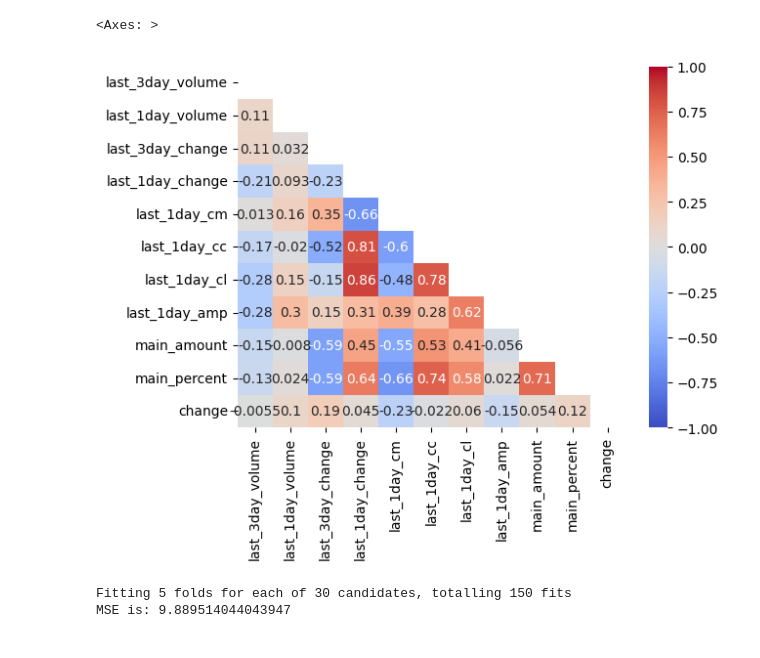
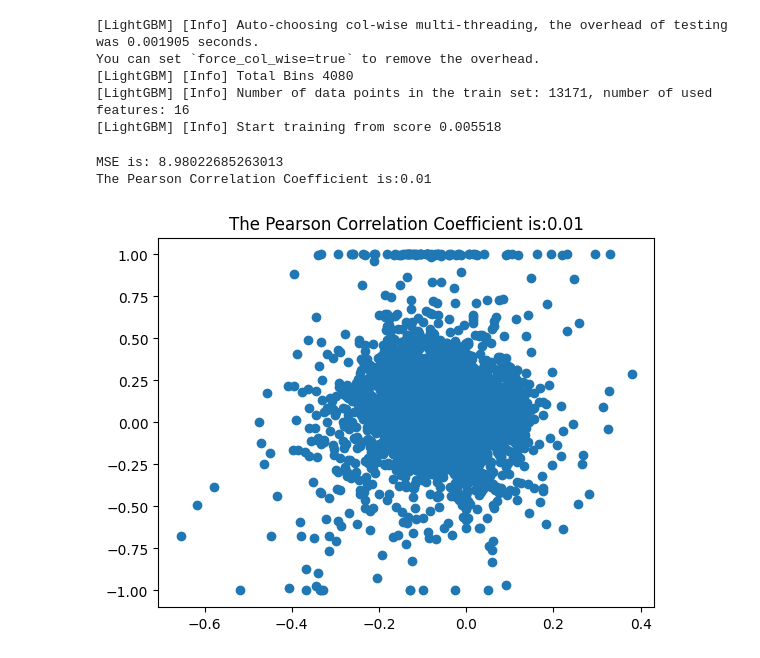
Before and after one commit to txdas/biotech, a Jupyter notebook: notebook/stock/akshare_pred.ipynb, the cells around one changed output. Saved outputs shown, nothing was run; the diff lists cells and outputs as text; code cells hidden in the pictures.

```diff
--- a/notebook/stock/akshare_pred.ipynb
+++ b/notebook/stock/akshare_pred.ipynb
@@ -70,19 +90,0 @@ cadf.head()
-# %%
-import pandas as pd
-import matplotlib.pyplot as plt
-import seaborn as sns
-import numpy as np
-# pdf = adf[(adf.last_3day_volume>4)&(adf.last_1day_volume>4)][:50].copy()
-pdf = padf[(padf.last_3day_volume<1.5)&(padf.last_1day_volume>3)][:50].copy()
-pdf.drop(columns=["code","name","date"],inplace=True)
-upp_mat = np.triu(pdf.corr())
-sns.heatmap(pdf.corr(), vmin=-1, vmax=+1, annot=True, cmap="coolwarm", mask=upp_mat)
-# def ascore(v):
-#     frac = v.last_1day_volume/v.last_3day_volume
-#     return frac*(v.last_1day_cl-v.last_1day_cm)
-
-# adf["score"]=adf.apply(ascore,axis=1)
-# adf.sort_values(by="score",ascending=False)[:50]
-# %% [output]
-<Axes: >
-[figure, removed]
@@ -99,31 +93,65 @@ from sklearn.pipeline import Pipeline
 from sklearn.metrics import accuracy_score,roc_auc_score,mean_squared_error
 from sklearn.model_selection import RandomizedSearchCV
 from sklearn.ensemble import GradientBoostingRegressor, RandomForestClassifier
+from lightgbm.sklearn import LGBMRegressor
+from sklearn.model_selection import train_test_split
+from scipy.stats import pearsonr
+pdf =padf.dropna().copy()
+pdf = pdf[pdf["last_1day_amp"]>0.1]
+y = pdf.pop("change")
+pdf.drop(columns=["code","name","date"],inplace=True)
+X = pdf
 # Create a pipeline with preprocessor and classifier
-model = Pipeline(steps=[ ('regressor', GradientBoostingRegressor())])
+# model = Pipeline(steps=[ ('regressor', GradientBoostingRegressor())])
+model = Pipeline(steps=[ ('regressor', LGBMRegressor())])
 param_distributions = {'regressor__n_estimators': [100,],
-    'regressor__learning_rate': [0.01, 0.05,],
-    'regressor__max_depth': [4, 5],
-    'regressor__min_samples_split': [2, 5],
-    'regressor__min_samples_leaf': [2, 4],
-    'regressor__subsample': [0.7, 0.8, ]}
+                       'regressor__subsample_for_bin':[5000,],
+                        'regressor__learning_rate': [0.01, 0.05,],
+                        'regressor__num_leaves': [20, 30],
+                        'regressor__subsample': [0.7,0.8],
+                        'regressor__min_child_samples': [5, 8]}
 # Create RandomizedSearchCV object
 random_search = RandomizedSearchCV(estimator=model,
     param_distributions=param_distributions,
-    n_iter=30,  # Number of parameter settings that are sampled
+    n_iter=8,  # Number of parameter settings that are sampled
     cv=5,  # 5-fold cross-validation
-    verbose=2,
+    verbose=0,
     scoring = 'r2',
     random_state=42,
     n_jobs=-1  )
 # Fit the RandomizedSearchCV model
-random_search.fit(X_train, y_train)
+random_search.fit(X, y)
 best_gb = random_search.best_estimator_
-test_prediction_gb = random_search.predict(X_test)
-print(f"MSE is: {mean_squared_error(y_test, test_prediction_gb)}")
 # %% [output]
-Fitting 5 folds for each of 30 candidates, totalling 150 fits
-MSE is: 9.889514044043947
+[LightGBM] [Info] Auto-choosing col-wise multi-threading, the overhead of testing was 0.001905 seconds.
+You can set `force_col_wise=true` to remove the overhead.
+[LightGBM] [Info] Total Bins 4080
+[LightGBM] [Info] Number of data points in the train set: 13171, number of used features: 16
+[LightGBM] [Info] Start training from score 0.005518
+# %%
+import matplotlib.pyplot as plt
+from scipy.stats import pearsonr
+
+
+pdf =cadf.dropna().copy()
+pdf = pdf[pdf["last_1day_amp"]>0.1]
+y = pdf.pop("change")
+pdf.drop(columns=["code","name","date"],inplace=True)
+X = pdf
+test_prediction_gb = best_gb.predict(X)
+
+print(f"MSE is: {mean_squared_error(y*10, test_prediction_gb*10)}")
+res = pearsonr(test_prediction_gb, y)
+print(f"The Pearson Correlation Coefficient is:{res[0]:.2f}")
+
+res = pearsonr(test_prediction_gb, y)
+plt.scatter(test_prediction_gb, y)
+plt.title(f"The Pearson Correlation Coefficient is:{res[0]:.2f}")
+plt.show()
+# %% [output]
+MSE is: 8.98022685263013
+The Pearson Correlation Coefficient is:0.01
+[figure, added]
 # %%
 pdf = cadf.copy()
 pdf = pdf[pdf["last_1day_amp"]>0.1]
```
Also changed, not shown: parts of 4 cells of this notebook, 16 other files.
